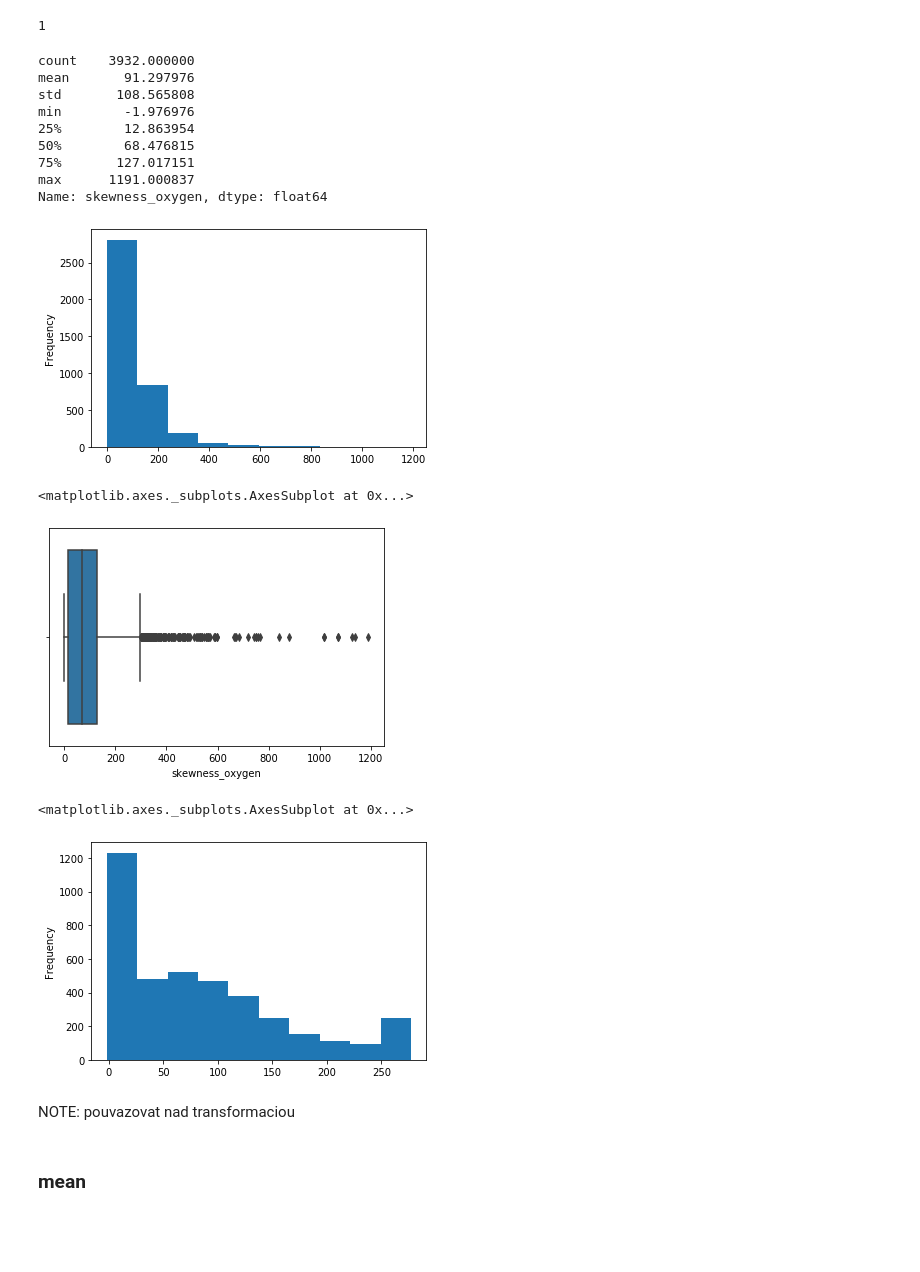
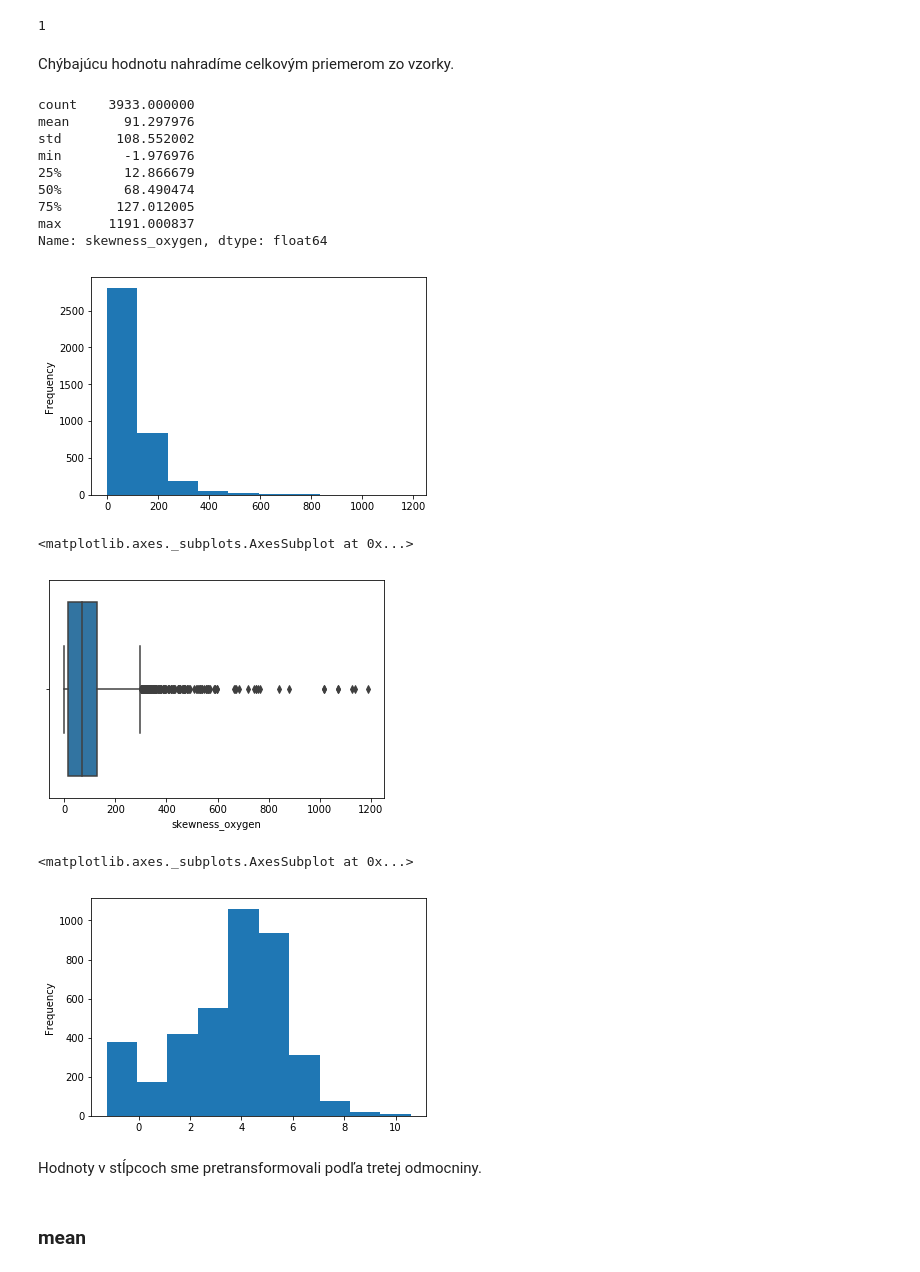
Before and after one commit to Gugliar/IAU-projekt, a Jupyter notebook: IAU_z2_Tibensky_Jedinak.ipynb, the cells around one changed output. Saved outputs shown, nothing was run; the diff lists cells and outputs as text; code cells hidden in the pictures; blank space fills up the shorter version.

Commit message:
doplnenie NaN hodnot + vyriesene outliery (po dva sposoby vsade). Zacata opatovna realizacia prieskumnej analyzy

```diff
--- a/IAU_z2_Tibensky_Jedinak.ipynb
+++ b/IAU_z2_Tibensky_Jedinak.ipynb
@@ -389,3 +399,9 @@ TODO: nahradit priemerom zo segmentu
+# %%
+df = data[data["skewness_glucose"].isnull()]
+dfAge = df.iloc[0]['age']
+df_fill = data.loc[data["age"] == dfAge]
+fillAvg = df_fill['skewness_glucose'].mean()
+data.fillna({'skewness_glucose':fillAvg}, inplace = True)
 # %%
 data["skewness_glucose"].plot(kind="hist")
 data["skewness_glucose"].describe()
@@ -449,3 +470,9 @@ TODO: nahradit priemerom zo segmentu
+# %%
+df = data[data["kurtosis_glucose"].isnull()]
+dfAge = df.iloc[0]['age']
+df_fill = data.loc[data["age"] == dfAge]
+fillAvg = df_fill['kurtosis_glucose'].mean()
+data.fillna({'kurtosis_glucose':fillAvg}, inplace = True)
 # %%
 data["kurtosis_glucose"].plot(kind="hist")
 data["kurtosis_glucose"].describe()
@@ -539,33 +572,37 @@ Nepamatas sa, co nam hovoril s tymto, ze co robit, ked tam niekto tych 99 hodin,
 data["skewness_oxygen"].isnull().sum()
 # %% [output]
 1
+# %%
+data.fillna({'skewness_oxygen':data['skewness_oxygen'].mean()}, inplace = True)
+# %% [markdown]
+Chýbajúcu hodnotu nahradíme celkovým priemerom zo vzorky.
 # %%
 data["skewness_oxygen"].plot(kind="hist")
 data["skewness_oxygen"].describe()
 # %% [output]
-count    3932.000000
+count    3933.000000
 mean       91.297976
-std       108.565808
+std       108.552002
 min        -1.976976
-25%        12.863954
-50%        68.476815
-75%       127.017151
+25%        12.866679
+50%        68.490474
+75%       127.012005
 max      1191.000837
 Name: skewness_oxygen, dtype: float64
-[figure, old version]
+[figure, new version]
 # %%
 sns.boxplot('skewness_oxygen', data=data)
 # %% [output]
 <matplotlib.axes._subplots.AxesSubplot at 0x...>
-[figure, old version]
+[figure, new version]
 # %%
-dff= data["skewness_oxygen"].clip( upper=data["skewness_oxygen"].quantile(0.95))
-dff.plot(kind="hist")
+data["skewness_oxygen"]= np.cbrt(data["skewness_oxygen"])
+data["skewness_oxygen"].plot(kind="hist")
 # %% [output]
 <matplotlib.axes._subplots.AxesSubplot at 0x...>
-[figure, old version]
+[figure, new version]
-# %% [markdown]
-NOTE: pouvazovat nad transformaciou
+# %% [markdown]
+Hodnoty v stĺpcoch sme pretransformovali podľa tretej odmocniny.
 # %% [markdown]
 ### mean
 # %%
```
Also changed, not shown: parts of 66 cells of this notebook, 1 other file.
